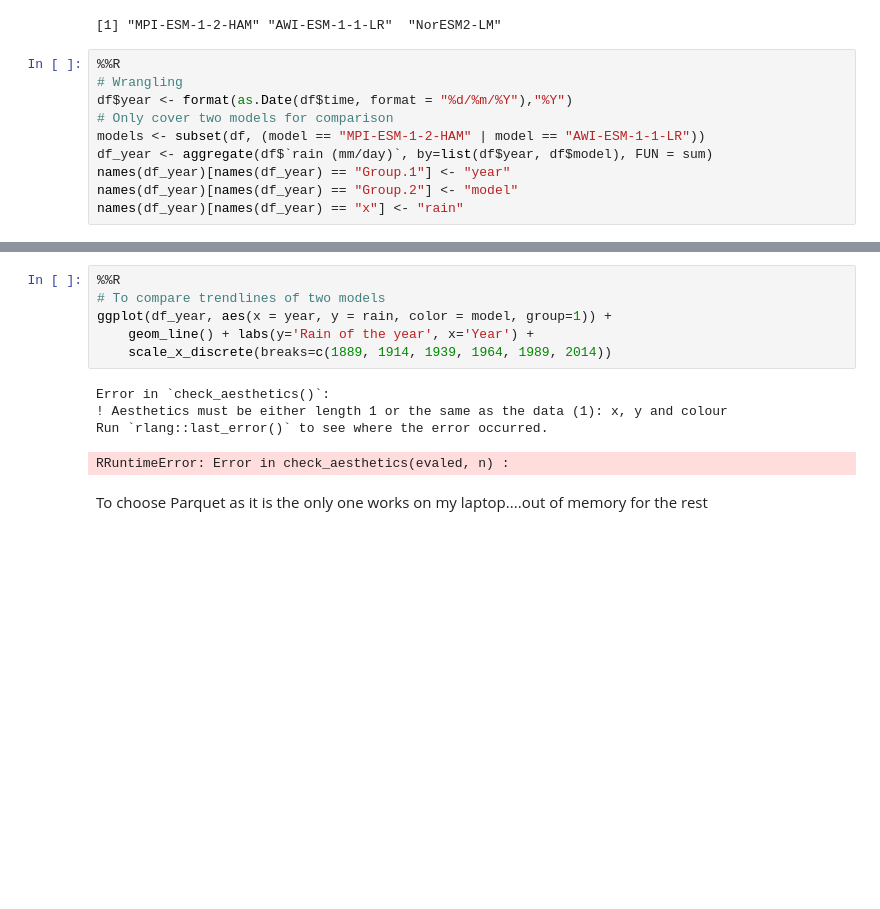
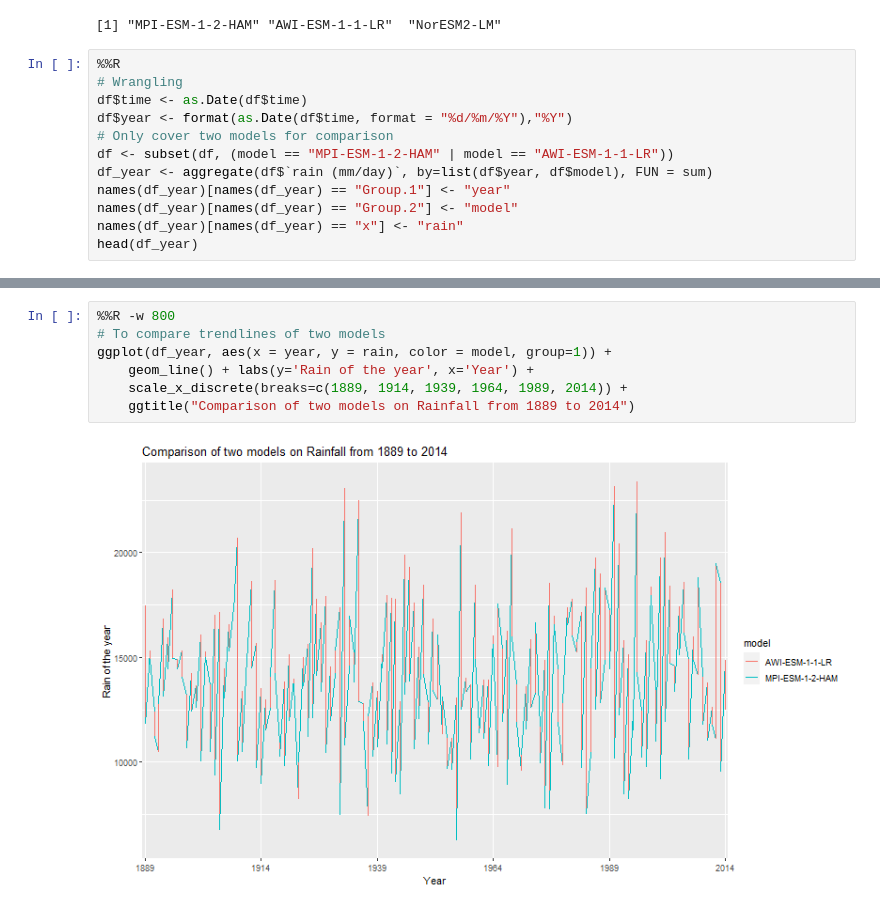
Before and after one commit to UBC-MDS/DSCI_525_Group_29, a Jupyter notebook: Notebooks/data_download_eda.ipynb, the cells around one changed output, grey strips where cells are left out. Drawn from its saved outputs; the diff is of its cells as text; blank space fills up the shorter version.

```diff
--- a/Notebooks/data_download_eda.ipynb
+++ b/Notebooks/data_download_eda.ipynb
@@ -305,10 +317,12 @@ models
 # %%
 %%R
 # Wrangling
+df$time <- as.Date(df$time)
 df$year <- format(as.Date(df$time, format = "%d/%m/%Y"),"%Y")
 # Only cover two models for comparison
-models <- subset(df, (model == "MPI-ESM-1-2-HAM" | model == "AWI-ESM-1-1-LR"))
+df <- subset(df, (model == "MPI-ESM-1-2-HAM" | model == "AWI-ESM-1-1-LR"))
 df_year <- aggregate(df$`rain (mm/day)`, by=list(df$year, df$model), FUN = sum)
 names(df_year)[names(df_year) == "Group.1"] <- "year"
 names(df_year)[names(df_year) == "Group.2"] <- "model"
 names(df_year)[names(df_year) == "x"] <- "rain"
+head(df_year)
@@ -336,13 +337,9 @@ print(df)
 # %%
-%%R
+%%R -w 800
 # To compare trendlines of two models
 ggplot(df_year, aes(x = year, y = rain, color = model, group=1)) +
     geom_line() + labs(y='Rain of the year', x='Year') +
-    scale_x_discrete(breaks=c(1889, 1914, 1939, 1964, 1989, 2014))
+    scale_x_discrete(breaks=c(1889, 1914, 1939, 1964, 1989, 2014)) +
+    ggtitle("Comparison of two models on Rainfall from 1889 to 2014")
 # %% [output]
-Error in `check_aesthetics()`:
-! Aesthetics must be either length 1 or the same as the data (1): x, y and colour
-Run `rlang::last_error()` to see where the error occurred.
-RRuntimeError: Error in check_aesthetics(evaled, n) :
+[figure, added]
-# %% [markdown]
-To choose Parquet as it is the only one works on my laptop....out of memory for the rest
```
Also changed, not shown: parts of 4 cells of this notebook.
